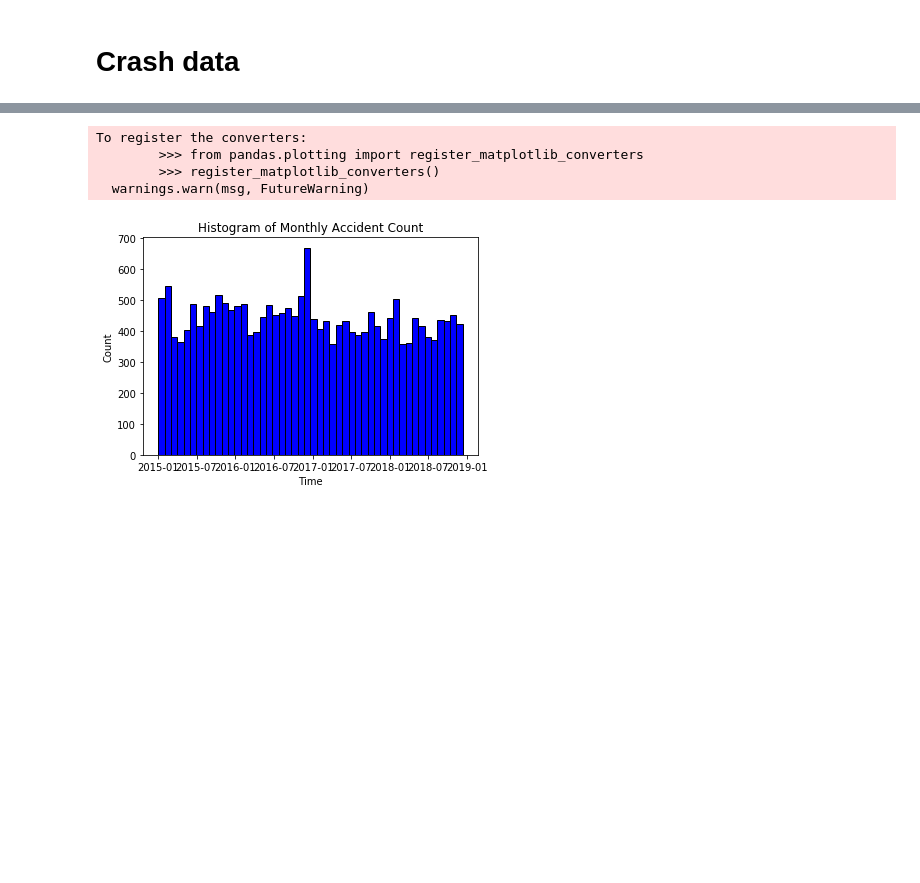
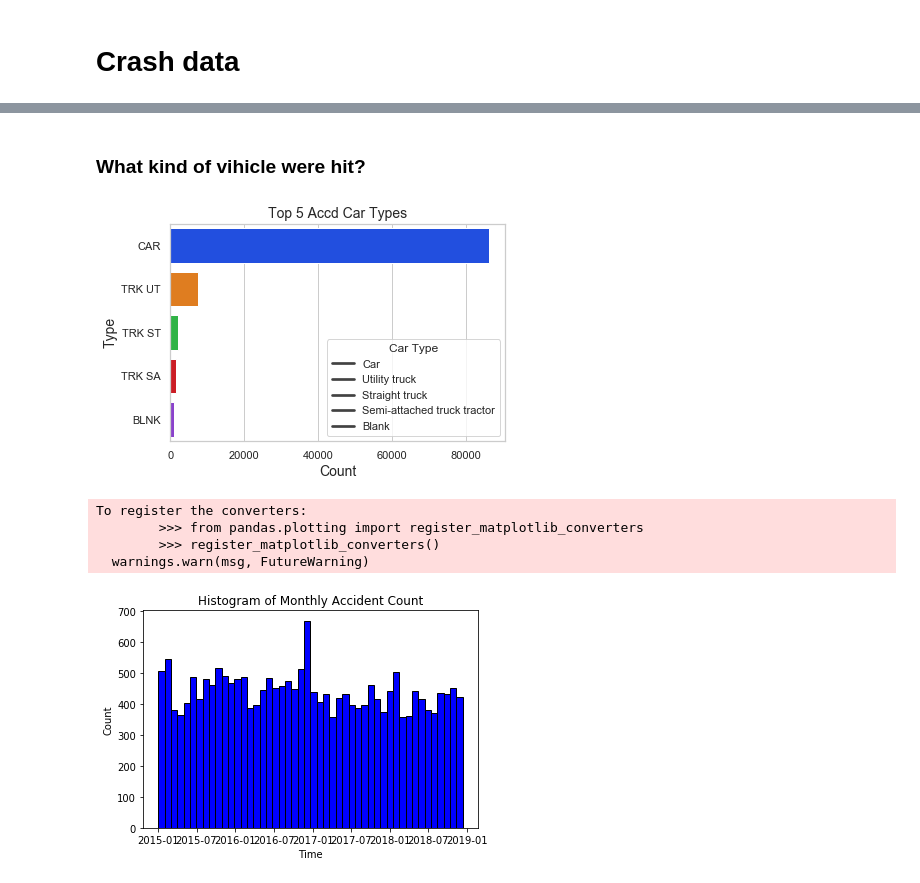
Before and after one commit to TongkaiYang/Vision-Zero-Madison, a Jupyter notebook: WorkPlace.ipynb, the cells around one changed output, grey strips where cells are left out. Saved outputs shown, nothing was run; the diff lists cells and outputs as text; code cells hidden in the pictures; blank space fills up the shorter version.

Commit message:
New Jupyter Notebook: WorkPlace.ipynb
Plot: Vehicle type v.s. accident count

```diff
--- a/Untitled.ipynb
+++ b/WorkPlace.ipynb
@@ -8,3 +8,6 @@ import matplotlib.pyplot as plt
 import datetime
 from matplotlib.dates import date2num
 import seaborn as sns
+import chart_studio.plotly as py
+import plotly.tools as tls
+sns.set(style="whitegrid")
@@ -43,0 +14,3 @@ Name: ACCDDATE, Length: 21403, dtype: object
+# %%
+# read data
+df = pd.read_csv('Madison_crash_2009_2019.csv')
@@ -44,3 +44,24 @@ Name: ACCDDATE, Length: 21403, dtype: object
+# %% [markdown]
+### What kind of vihicle were hit?
+# %%
+# get data in interest
+
+v1 = df['VEHTYPE1'].value_counts().to_frame().reset_index()
+v2 = df['VEHTYPE2'].value_counts().to_frame().reset_index()
+v1.columns = ["type","count"]
+v2.columns = ["type","count"]
+v = v1
+v["count"] = v1["count"] + v2["count"]
+v = v.reset_index().sort_values(by = ['count'], ascending = False).head(5)
+
+plot = sns.barplot(data = v, x = "count", y = "type", orient = "h", palette = 'bright')
+plot.set_xlabel('Count', fontsize = 14)
+plot.set_ylabel('Type', fontsize = 14)
+plot.set_title('Top 5 Accd Car Types', fontsize = 14)
+plot.legend(['Car', 'Utility truck', 'Straight truck', "Semi-attached truck tractor","Blank"], title='Car Type')
+plot.figure.savefig('AccidCarType.png')
+# %% [output]
+[figure, added]
 # %%
 # date formatting
 start = datetime.date(2015,1,1)
```
Also changed, not shown: parts of 8 cells of this notebook, 2 other files.
